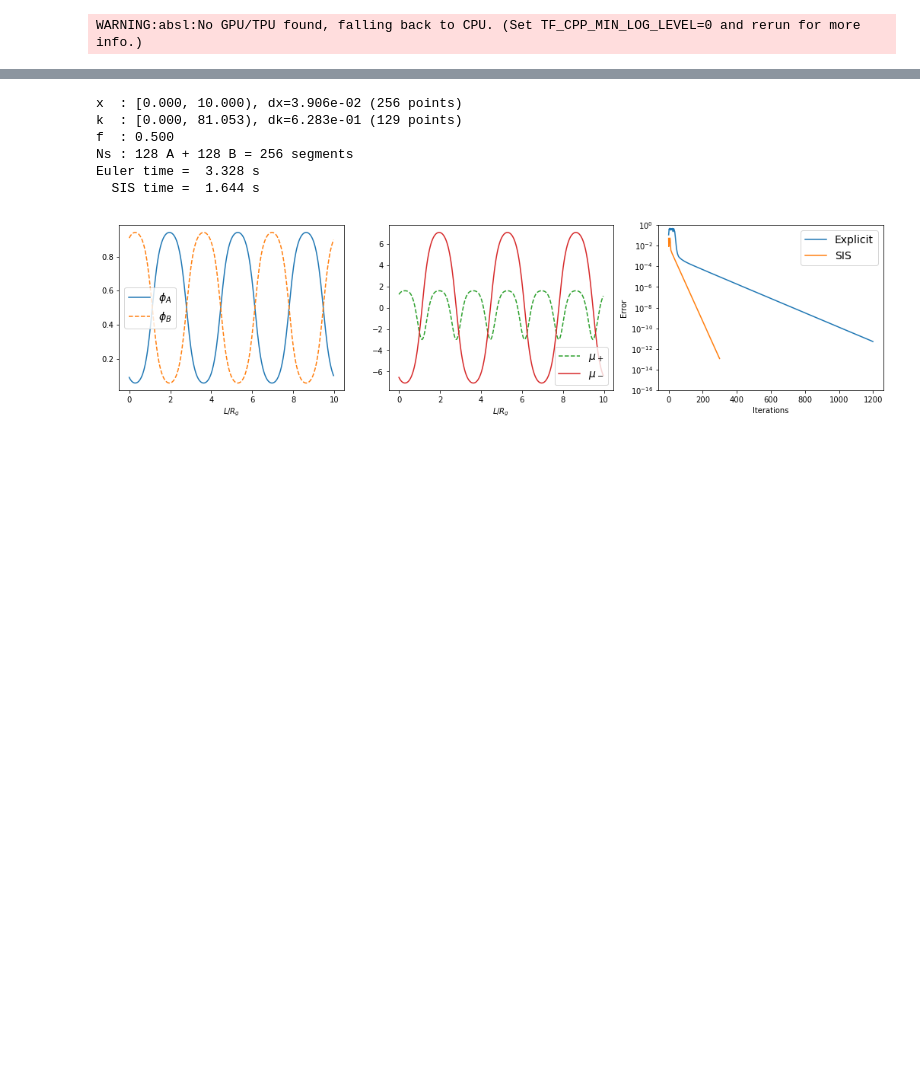
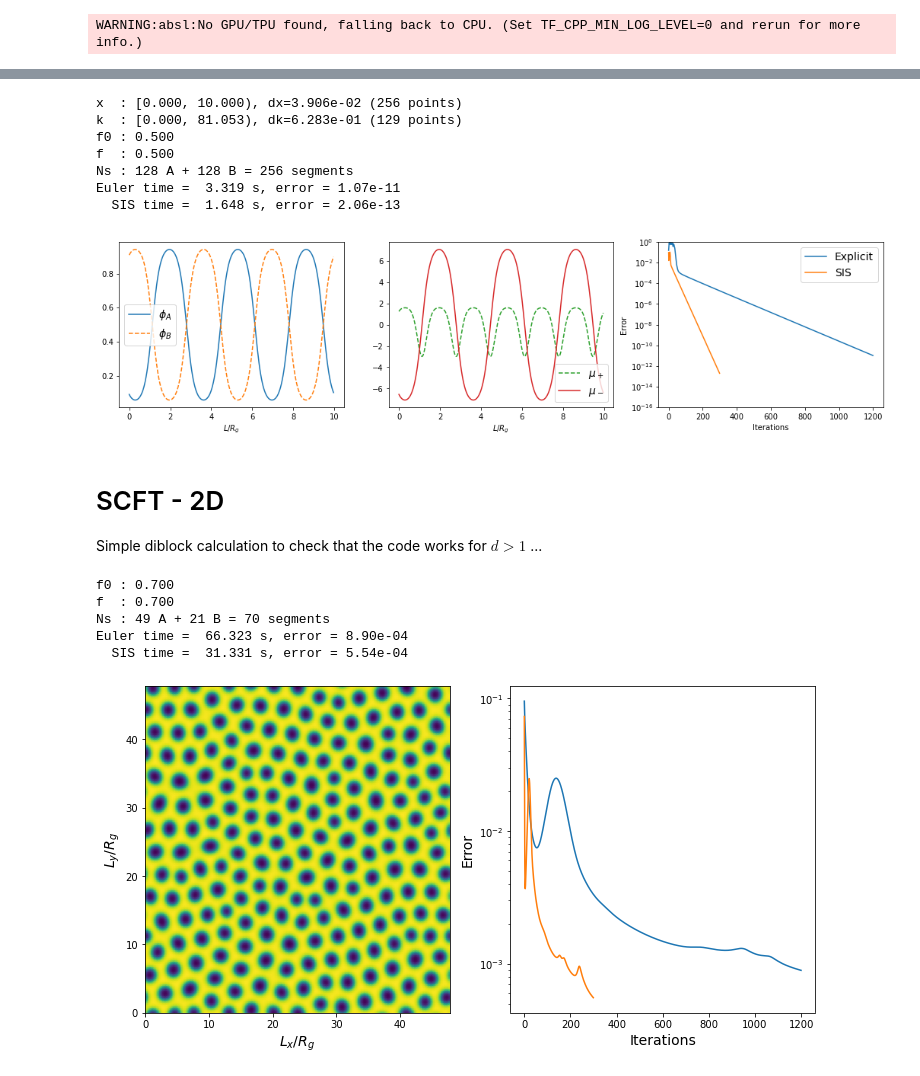
Before and after one commit to johnjmolina/scft, a Jupyter notebook: test.ipynb, the cells around one changed output, grey strips where cells are left out. Cells and saved outputs as stored; diff of their text form; code cells hidden in the pictures; blank space fills up the shorter version.

Commit message:
Working 2d (3d?) code
- update function signature for diblock , use (f, N) instead of (Na,Nb)

```diff
--- a/test.ipynb
+++ b/test.ipynb
@@ -119,44 +129,81 @@ Euler time =  3.210 s
 [figure]
 # %%
-importlib.reload(scft)
-importlib.reload(utils)
-def testdiblock(*, init_guess, L, Num, chi, Na, Nb):
-    dt_euler, dt_sis = 4.0, 500.0
-    ds,f             = 1/(Na + Nb), Na/(Na+Nb)
-    fft, ifft, x, k, k2 = utils.grid(L=L, N=Num)
+def testdiblock(*, euler, sis, init_guess, L, Num, chi, f, N):
+    if isinstance(L, list):
+        dim = len(L)
+    else:
+        dim = 1
+    ds               = 1/N
 
-    init, evolve     = scft.mdeSplit(fft, ifft, k2, ds)
-    diff, solution   = scft.diblock(init=init, evolve=evolve, chi=chi, Na=Na, Nb=Nb)
+    fft, ifft, x, k, k2 = utils.grid(dim=dim, L=L, N=Num)
+    init, evolve        = scft.mdeSplit(fft, ifft, k2, ds)
+    diff, solution      = scft.diblock(init=init, evolve=evolve, chi=chi, f=f, N=N)
 
-    saddle_euler = jit(utils.fold(relax.binary_euler(solver=solution, dt=dt_euler, trj=snapshot))(1200))
-    saddle_sis   = jit(utils.fold(relax.binary_sis(solver=solution, dt=dt_sis, trj=snapshot,
-                                                  Gs=(scft.diblock_Debye(f, k2), 2/chi), fft=fft, ifft=ifft))(300))
+    saddle_euler = jit(utils.fold(relax.binary_euler(solver=solution, dt=euler['dt'], trj=snapshot))(euler['steps']))
+    saddle_sis   = jit(utils.fold(relax.binary_sis(solver=solution, dt=sis['dt'], trj=snapshot,
+                                                  Gs=(scft.diblock_Debye(f, k2), 2/chi), fft=fft, ifft=ifft))(sis['steps']))
 
 
-    mu0                = init_guess(x, L)
+    mu0                = init_guess(x)
     mu_euler,err_euler = saddle_euler(*mu0)
     mu_sis, err_sis    = saddle_sis(*mu0)
 
-    loops  = 2
-    print(f"Euler time = {timeit.timeit('saddle_euler(*mu0)', globals=locals(), number=loops)/loops : .3f} s")
-    print(f"  SIS time = {timeit.timeit('saddle_sis(*mu0)', globals=locals(), number=loops)/loops : .3f} s")
+    loops  = 1
+    print(f"Euler time = {timeit.timeit('saddle_euler(*mu0)', globals=locals(), number=loops)/loops : .3f} s, error = {err_euler[-1]:.2e}")
+    print(f"  SIS time = {timeit.timeit('saddle_sis(*mu0)', globals=locals(), number=loops)/loops : .3f} s, error = {err_sis[-1]:.2e}")
 
     _, _, phi_euler, _ = solution(*utils.binary_pm2ab(*mu_euler))
     _, _, phi_sis, _ = solution(*utils.binary_pm2ab(*mu_sis))
     return x,[mu_euler,mu_sis],[phi_euler,phi_sis],[err_euler, err_sis]
 
-def initdiblock(x,L):
+def initdiblock(x):
     key = random.PRNGKey(1235711)
     mup,mum = random.normal(key, (2,)+x.shape)
     return mup, mum
 
-fig, ax = plotbinary(*testdiblock(init_guess=initdiblock, chi=16.0, Na=128, Nb=128, L=10.0, Num=256))
-fig.savefig('./diblockcopolymer.png', dpi=300, bbox_inches='tight', facecolor='white')
+# paper, Figs. 13-14, Copolymer melt model
+fig, ax = plotbinary(*testdiblock(euler = {'dt':4.0, 'steps':1200},
+                                  sis   = {'dt':500.0,'steps':300},
+                                  init_guess=initdiblock, chi=16.0, f=0.5, N=256, L=10.0, Num=256))
+fig.savefig('./diblockcopolymer_1d.png', dpi=300, bbox_inches='tight', facecolor='white')
 # %% [output]
 x  : [0.000, 10.000), dx=3.906e-02 (256 points)
 k  : [0.000, 81.053), dk=6.283e-01 (129 points)
+f0 : 0.500
 f  : 0.500
 Ns : 128 A + 128 B = 256 segments
-Euler time =  3.328 s
-  SIS time =  1.644 s
+Euler time =  3.319 s, error = 1.07e-11
+  SIS time =  1.648 s, error = 2.06e-13
 [figure]
+# %% [markdown]
+# SCFT - 2D
+
+Simple diblock calculation to check that the code works for $d>1$ ...
+# %%
+def initdiblockd(x):
+    key = random.PRNGKey(1235711)
+    mup,mum = random.normal(key, (2,)+x[0].shape)
+    return mup, mum
+def plotbinary2d(X,mu,phi,err):
+    fig,[ax,bx] = plt.subplots(figsize=(12,6), ncols=2)
+    ax.pcolormesh(X[0],X[1],phi[1][0], shading='gouraud') # plot \phi_a from sis calculation
+    ax.set_xlabel(r'$L_x/R_g$', fontsize=14)
+    ax.set_ylabel(r'$L_y/R_g$', fontsize=14)
+    bx.plot(err[0])
+    bx.plot(err[1])
+    bx.set_xlabel(r'Iterations', fontsize=14)
+    bx.set_ylabel(r'Error', fontsize=14)
+    bx.semilogy()
+    plt.show()
+    return fig, [ax,bx]
+fig, axes= plotbinary2d(*testdiblock(euler={'dt':1.0, 'steps':1200},
+                                     sis={'dt':750.0, 'steps':300},
+                                     init_guess=initdiblockd, chi=17.0, f=0.7, N=70, L=[48.0, 48.0], Num=[192, 192]))
+fig.savefig('./diblockcopolymer_2d.png', dpi=300, bbox_inches='tight', facecolor='white')
+# %% [output]
+f0 : 0.700
+f  : 0.700
+Ns : 49 A + 21 B = 70 segments
+Euler time =  66.323 s, error = 8.90e-04
+  SIS time =  31.331 s, error = 5.54e-04
+[figure, added]
```
Also changed, not shown: parts of 5 cells of this notebook, 4 other files.
